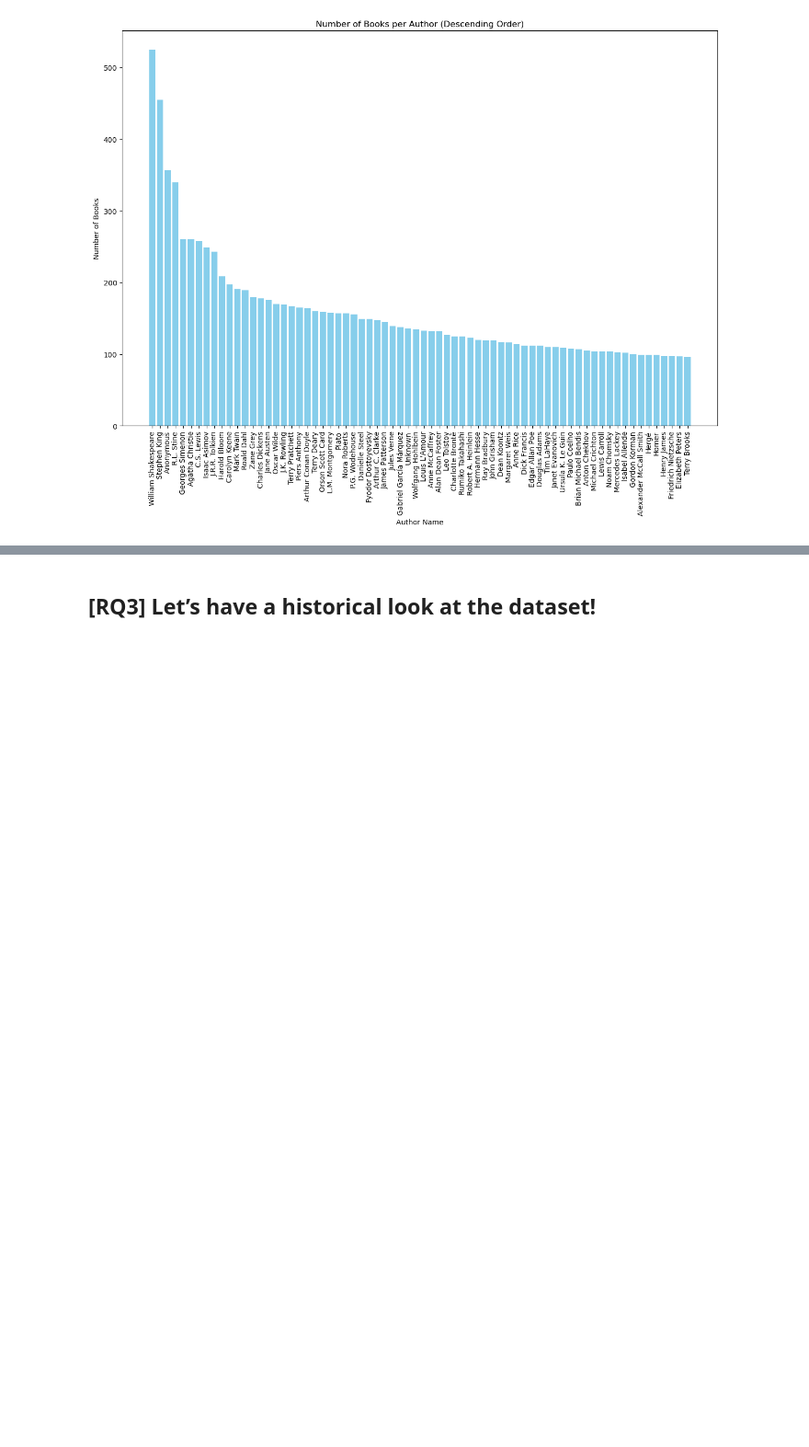
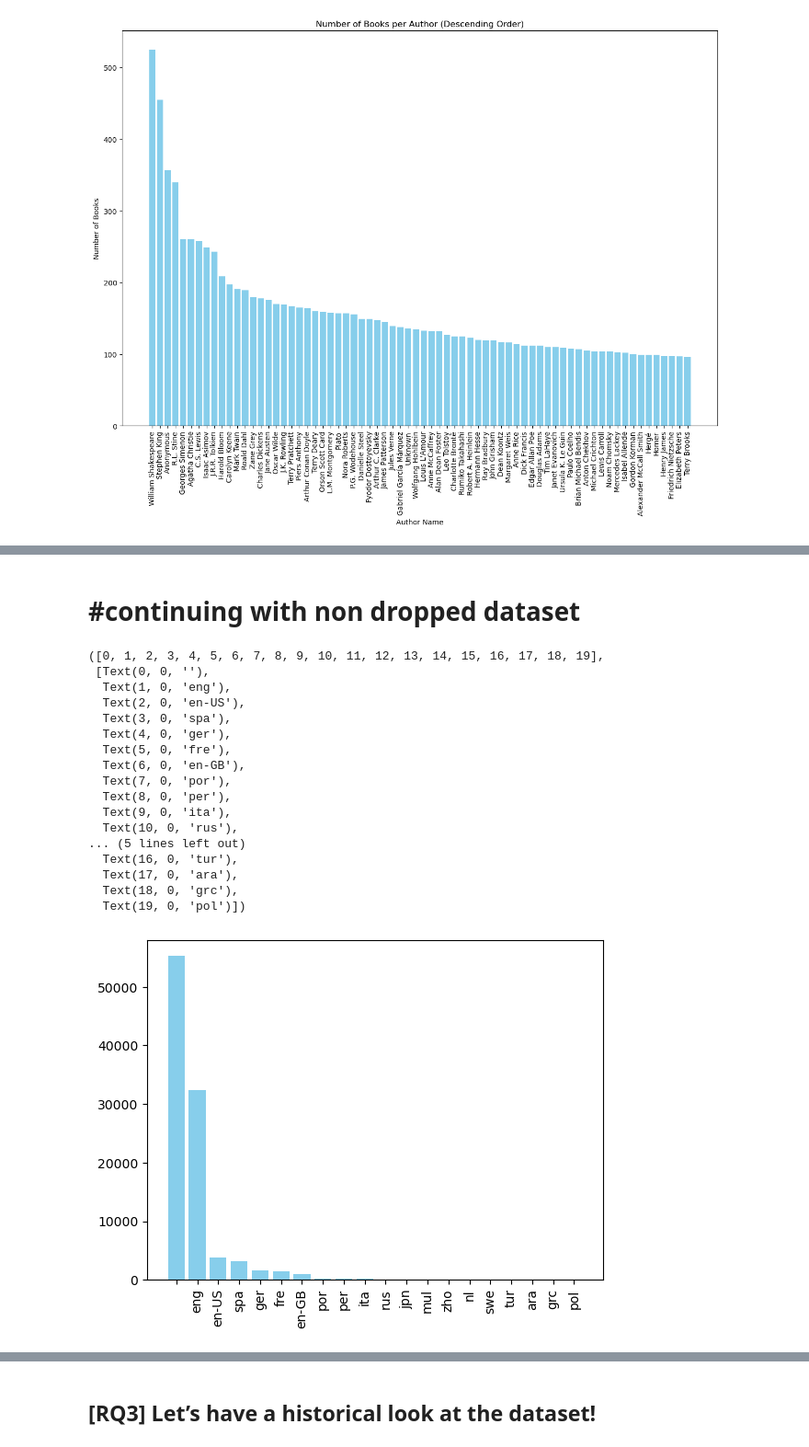
Before and after one commit to LorenzoPannacci/ADM-HW2, a Jupyter notebook: main.ipynb, the cells around one changed output, grey strips where cells are left out. Shown at 92% size. Saved outputs shown, nothing was run; the diff lists cells and outputs as text; code cells hidden in the pictures; blank space fills up the shorter version.

```diff
--- a/main.ipynb
+++ b/main.ipynb
@@ -186,7 +185,7 @@ books = pd.DataFrame()
 
 chunks_number = np.ceil(7027431 / chunk_size)
 chunks = pd.read_json("datasets/lighter_books.json", lines = True, chunksize = chunk_size)
-columns_to_drop = ["author_name", "isbn", "isbn13", "asin", "edition_information", "image_url", "publisher", "shelves", "description"]
+columns_to_drop = ["isbn", "isbn13", "asin", "edition_information", "image_url", "publisher", "shelves", "description"]
 
 for chunk in tqdm(chunks, total = chunks_number):
     chunk.drop(columns = columns_to_drop, inplace = True)
@@ -546 +538,26 @@ languages.plot(kind="bar", color='blue')
+# %% [markdown]
+# #continuing with non dropped dataset
+# %%
+languages = books['language'].value_counts().head(20)
+plt.bar(languages.index, languages.values, color='skyblue')
+plt.xticks(rotation=90)
+# %% [output]
+([0, 1, 2, 3, 4, 5, 6, 7, 8, 9, 10, 11, 12, 13, 14, 15, 16, 17, 18, 19],
+ [Text(0, 0, ''),
+  Text(1, 0, 'eng'),
+  Text(2, 0, 'en-US'),
+  Text(3, 0, 'spa'),
+  Text(4, 0, 'ger'),
+  Text(5, 0, 'fre'),
+  Text(6, 0, 'en-GB'),
+  Text(7, 0, 'por'),
+  Text(8, 0, 'per'),
+  Text(9, 0, 'ita'),
+  Text(10, 0, 'rus'),
+... (5 lines left out)
+  Text(16, 0, 'tur'),
+  Text(17, 0, 'ara'),
+  Text(18, 0, 'grc'),
+  Text(19, 0, 'pol')])
+[figure, added]
 # %% [markdown]
```
Also changed, not shown: parts of 126 cells of this notebook.
